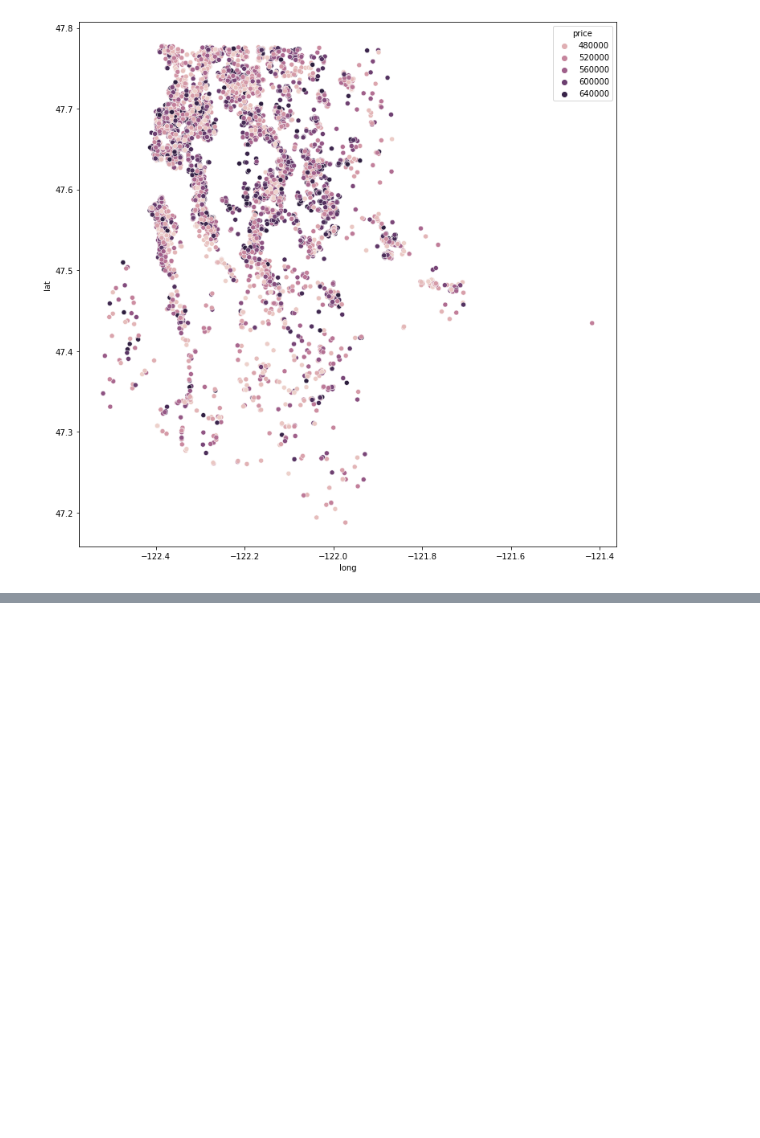
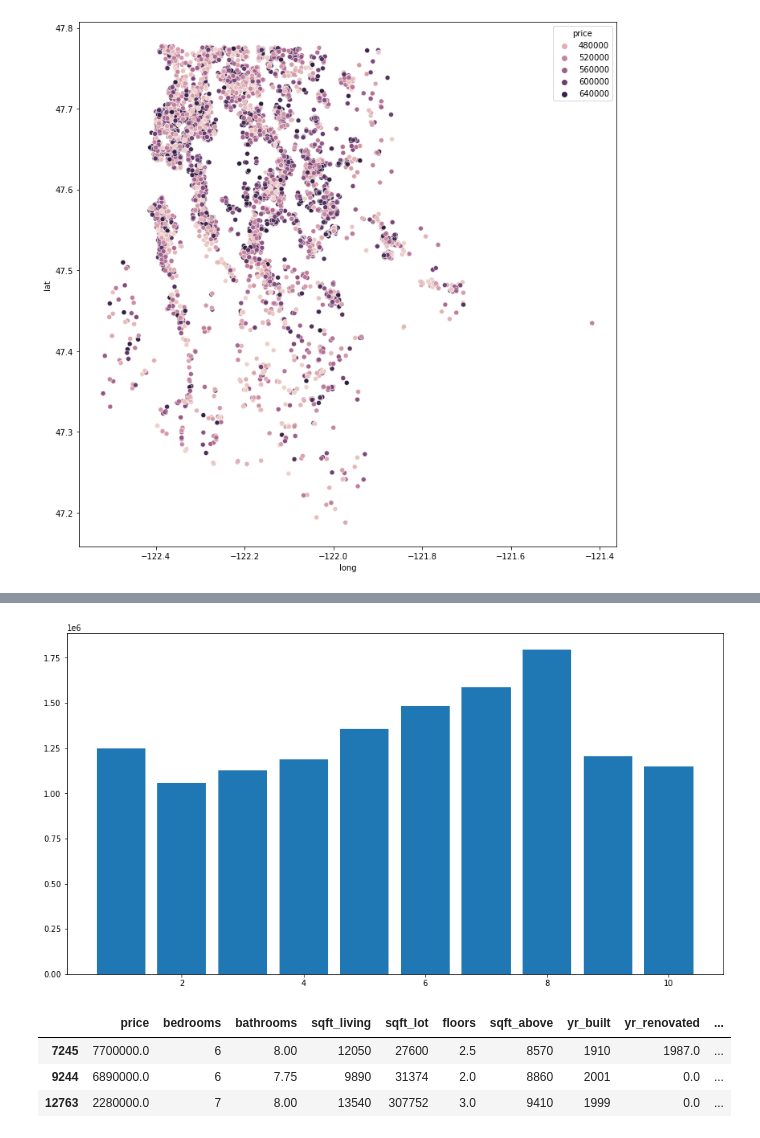
Before and after one commit to mattrubic/dsc-phase-2-project-v2-3, a Jupyter notebook: Test budget ranges.ipynb, the cells around one changed output, grey strips where cells are left out. Drawn from its saved outputs; the diff is of its cells as text; code cells hidden in the pictures; blank space fills up the shorter version.

```diff
--- a/Test budget ranges.ipynb
+++ b/Test budget ranges.ipynb
@@ -271,0 +328,2 @@ X_train, X_test, y_train, y_test = train_test_split(X, y, random_state=42)
+# %%
+price_bed = highend_800.groupby('bedrooms')['price'].mean()
@@ -271,0 +342,12 @@ X_train, X_test, y_train, y_test = train_test_split(X, y, random_state=42)
+# %%
+fig, ax = plt.subplots(figsize = (15, 8))
+ax.bar(x = price_bed.index, height = price_bed);
+# %% [output]
+[figure, added]
+# %%
+highend_800.loc[highend_800['bathrooms'] > 7]
+# %% [output]
+|  | price | bedrooms | bathrooms | sqft_living | sqft_lot | floors | sqft_above | yr_built | yr_renovated | ... |
+| 7245 | 7700000.0 | 6 | 8.00 | 12050 | 27600 | 2.5 | 8570 | 1910 | 1987.0 | ... |
+| 9244 | 6890000.0 | 6 | 7.75 | 9890 | 31374 | 2.0 | 8860 | 2001 | 0.0 | ... |
+| 12763 | 2280000.0 | 7 | 8.00 | 13540 | 307752 | 3.0 | 9410 | 1999 | 0.0 | ... |
```
Also changed, not shown: parts of 32 cells of this notebook, 2 other files.
